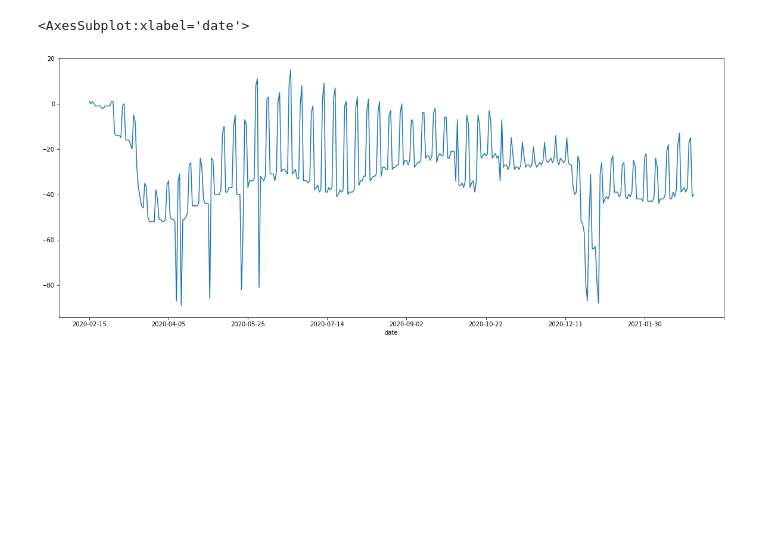
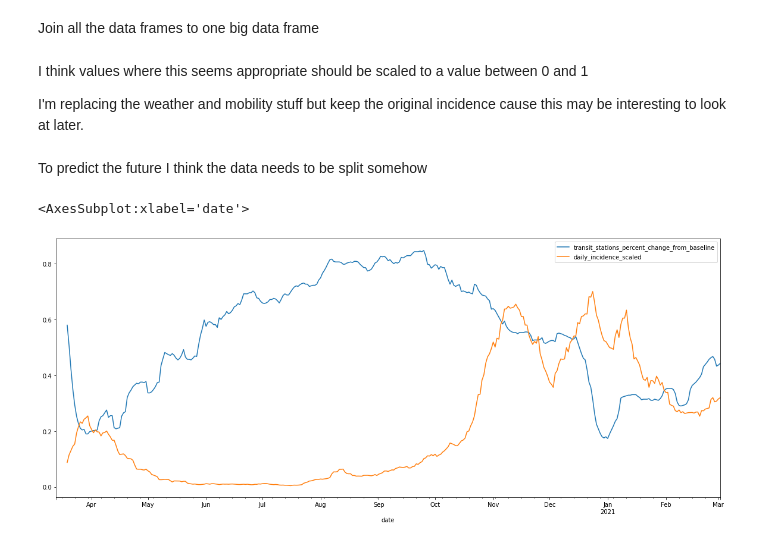
Before and after one commit to johannes-gehrs/corona-forecast-hamburg, a Jupyter notebook: corona.ipynb, the cells around one changed output. Saved outputs shown, nothing was run; the diff lists cells and outputs as text; code cells hidden in the pictures; blank space fills up the shorter version.

```diff
--- a/corona.ipynb
+++ b/corona.ipynb
@@ -21,6 +22,6 @@ incidence_df.rename(columns={'Unnamed: 1': 'date', 'Unnamed: 2': 'cumulative_inc
 incidence_df.loc[[316], 'date'] = '2021-01-21 00:00:00'  # messed up date in row 316
 incidence_df['date'] = pd.to_datetime(incidence_df['date'])
 incidence_df.set_index('date',  inplace=True)
-incidence_df
 
-incidence_df['cumulative_incidence'].diff().plot(figsize=(20,8))
+incidence_df['daily_incidence'] = incidence_df['cumulative_incidence'].diff()
+incidence_df.drop(['cumulative_incidence'], inplace=True, axis=1)
@@ -35,13 +35,37 @@ cols = ['sub_region_1', 'date', 'retail_and_recreation_percent_change_from_basel
         'workplaces_percent_change_from_baseline',
         'residential_percent_change_from_baseline']
 
-mobility_df = pd.read_csv("./data/2020_DE_Region_Mobility_Report.csv", usecols=cols)
+mobility_df = pd.read_csv("./data/2020_DE_Region_Mobility_Report.csv", usecols=cols, parse_dates=['date'])
 mobility_df = mobility_df.loc[mobility_df['sub_region_1'] == "Hamburg"]
 mobility_df.reset_index(drop=True, inplace=True)
 mobility_df.set_index('date',  inplace=True)
-
-
-mobility_df['workplaces_percent_change_from_baseline'].plot(figsize=(20,8))
-# %% [output]
-<AxesSubplot:xlabel='date'>
-[figure, removed]
+# %% [markdown]
+Join all the data frames to one big data frame
+# %%
+df = weather_df.join(incidence_df).join(mobility_df)
+df.dropna(subset=['sub_region_1', 'daily_incidence'], inplace=True)
+# %% [markdown]
+I think values where this seems appropriate should be scaled to a value between 0 and 1
+
+I'm replacing the weather and mobility stuff but keep the original incidence cause this may be interesting to look at later.
+# %%
+import sklearn.preprocessing as prep
+
+scaler = prep.MinMaxScaler()
+
+scale_and_replace_cols = ['precipitation', 'temparature', 'sun', 'snow',
+                          'grocery_and_pharmacy_percent_change_from_baseline',
+                          'parks_percent_change_from_baseline',
+                          'transit_stations_percent_change_from_baseline',
+                          'workplaces_percent_change_from_baseline',
+                          'residential_percent_change_from_baseline']
+df[scale_and_replace_cols] = scaler.fit_transform(df[scale_and_replace_cols])
+
+df[['daily_incidence_scaled']] = scaler.fit_transform(df[['daily_incidence']])
+# %% [markdown]
+To predict the future I think the data needs to be split somehow
+# %%
+df[['transit_stations_percent_change_from_baseline', 'daily_incidence_scaled']].rolling(7).mean().plot(figsize=(20,8))
+# %% [output]
+<AxesSubplot:xlabel='date'>
+[figure, added]
```
Also changed, not shown: parts of 5 cells of this notebook, 2 other files.
